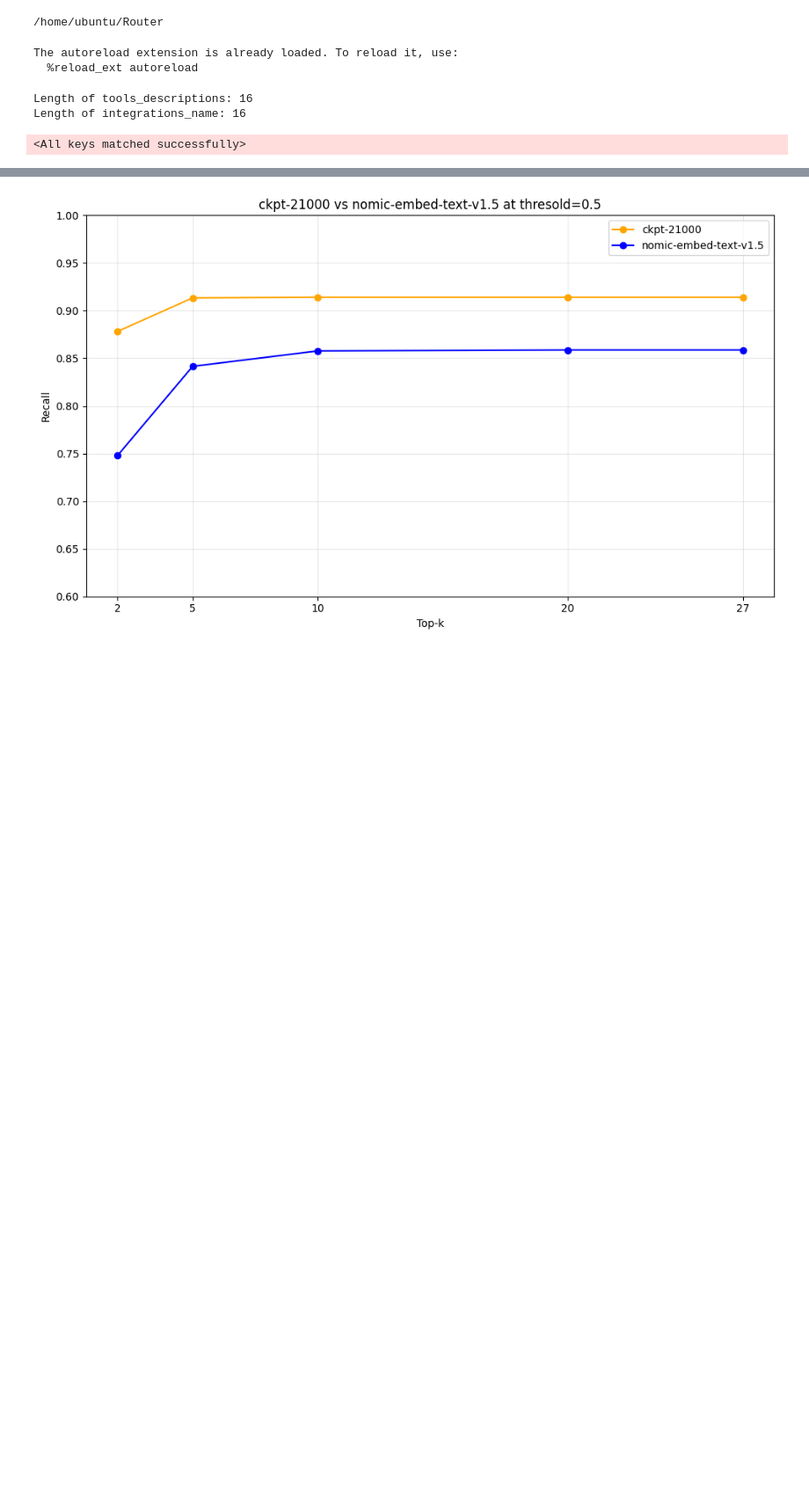
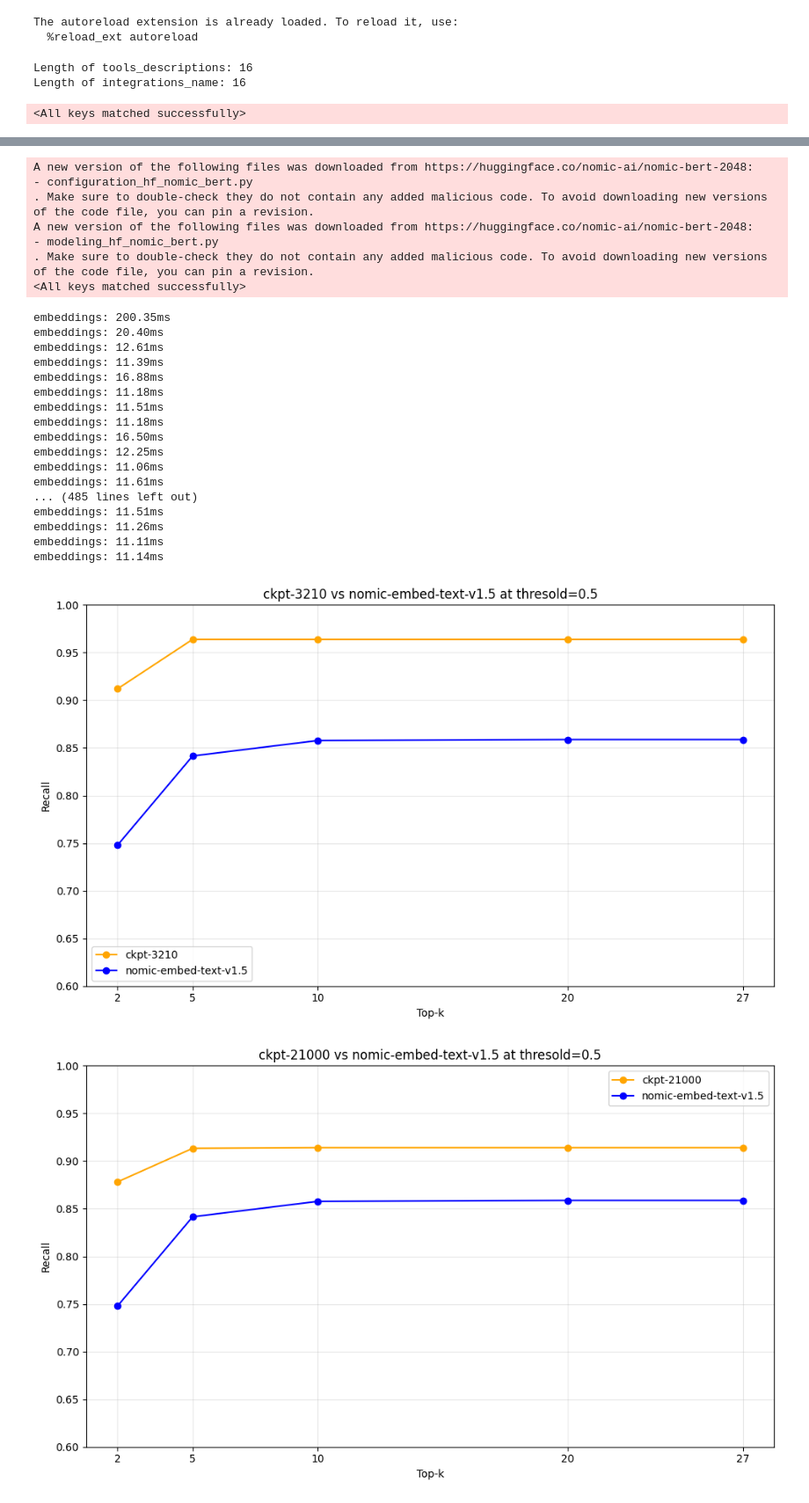
Before and after one commit to dexter1691/Router, a Jupyter notebook: notebooks/evaluate_models.ipynb, the cells around one changed output, grey strips where cells are left out. Shown: that part at 88% size. Saved outputs shown, nothing was run; the diff lists cells and outputs as text; code cells hidden in the pictures; blank space fills up the shorter version.

```diff
--- a/notebooks/evaluate_models.ipynb
+++ b/notebooks/evaluate_models.ipynb
@@ -1,7 +1,7 @@
 # %%
-cd /home/ubuntu/Router
+import os
+WORKSPACE_PATH = "/Users/interview/Router"
+os.chdir(WORKSPACE_PATH)
-# %% [output]
-/home/ubuntu/Router
 # %%
 %load_ext autoreload
 %autoreload 2
@@ -12,13 +12,15 @@ import json
 # %% [output]
 The autoreload extension is already loaded. To reload it, use:
   %reload_ext autoreload
+# %%
+tool_descriptions_path = WORKSPACE_PATH + "/data/tool_descriptions_v1.json"
 # %%
-model_path = "/home/ubuntu/Router/models/nomic-embed-text-v1.5-router/checkpoint-3210"
+model_path = WORKSPACE_PATH + "/models/checkpoint-21000"
 # model_path = 'nomic-ai/nomic-embed-text-v1.5'
 
 def main(model_path, score_thresholds, top_k_values):
-    tool_descriptions_path = "/home/ubuntu/Router/data/tool_descriptions_v1.json"
-    evals_path = "/home/ubuntu/Router/data/evals_test_5000_v1.json"
+    tool_descriptions_path = WORKSPACE_PATH + "/data/tool_descriptions_v1.json"
+    evals_path = WORKSPACE_PATH + "/data/evals_test_500_v1.json"
     evals = Evals(evals_path)
     predicted_integrations_list = generate_predictions_sentence_transformer(model_path, evals, tool_descriptions_path)
 
@@ -35,7 +37,7 @@ def main(model_path, score_thresholds, top_k_values):
 score_thresholds = [0.5]
 top_k_values = [2, 5, 10, 20, 27]
 
-results_integrations_ckpt = main("/home/ubuntu/Router/models/nomic-embed-text-v1.5-dataset-v1/checkpoint-3210", score_thresholds, top_k_values)
+results_integrations_ckpt = main(WORKSPACE_PATH + "/models/checkpoint-21000", score_thresholds, top_k_values)
 results_integrations_base = main("nomic-ai/nomic-embed-text-v1.5", score_thresholds, top_k_values)
 plot_results_comparisons(results_integrations_ckpt, results_integrations_base, "ckpt-3210",  "nomic-embed-text-v1.5", score_thresholds[0], top_k_values, save_fig=False)
 
@@ -65,3 +67,28 @@ embeddings: 14.07ms
+A new version of the following files was downloaded from https://huggingface.co/nomic-ai/nomic-bert-2048:
+- configuration_hf_nomic_bert.py
+. Make sure to double-check they do not contain any added malicious code. To avoid downloading new versions of the code file, you can pin a revision.
+A new version of the following files was downloaded from https://huggingface.co/nomic-ai/nomic-bert-2048:
+- modeling_hf_nomic_bert.py
+. Make sure to double-check they do not contain any added malicious code. To avoid downloading new versions of the code file, you can pin a revision.
+<All keys matched successfully>
+embeddings: 200.35ms
+embeddings: 20.40ms
+embeddings: 12.61ms
+embeddings: 11.39ms
+embeddings: 16.88ms
+embeddings: 11.18ms
+embeddings: 11.51ms
+embeddings: 11.18ms
+embeddings: 16.50ms
+embeddings: 12.25ms
+embeddings: 11.06ms
+embeddings: 11.61ms
+... (485 lines left out)
+embeddings: 11.51ms
+embeddings: 11.26ms
+embeddings: 11.11ms
+embeddings: 11.14ms
+[figure, added]
 # %%
 plot_results_comparisons(results_integrations_ckpt, results_integrations_base, "ckpt-21000",  "nomic-embed-text-v1.5", score_thresholds[0], top_k_values, save_fig=True)
 # %% [output]
```
Also changed, not shown: parts of 1 cell of this notebook, 4 other files.
